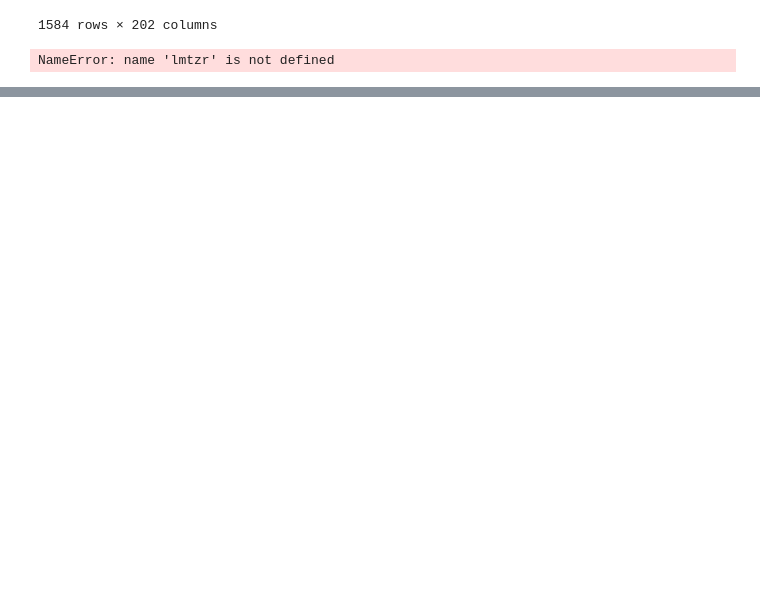
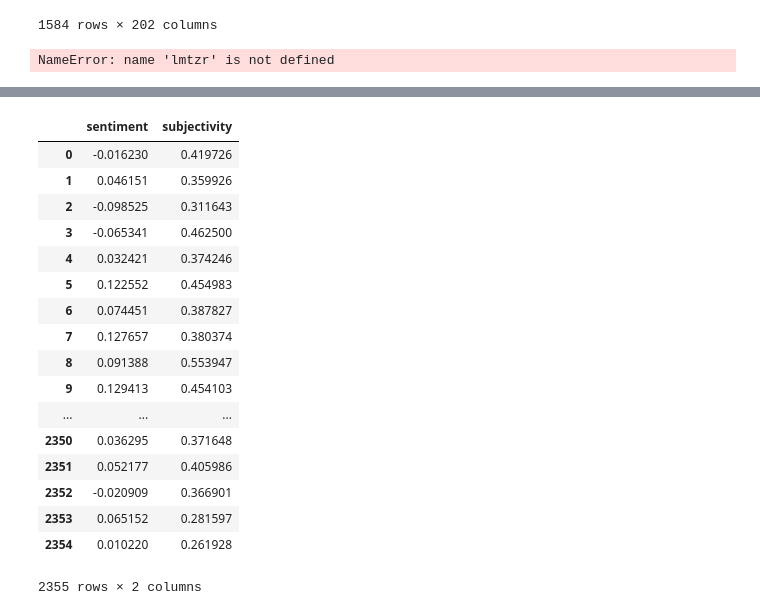
Before and after one commit to mackdelany/NLP-stock-price-prediction, a Jupyter notebook: notebooks/News Processing.ipynb, the cells around one changed output, grey strips where cells are left out. Cells and saved outputs as stored; diff of their text form; code cells hidden in the pictures; blank space fills up the shorter version.

```diff
--- a/notebooks/News Processing.ipynb
+++ b/notebooks/News Processing.ipynb
@@ -127,0 +179,21 @@ news
+# %%
+news[['sentiment','subjectivity']]
+# %% [output]
+|  | sentiment | subjectivity |
+| 0 | -0.016230 | 0.419726 |
+| 1 | 0.046151 | 0.359926 |
+| 2 | -0.098525 | 0.311643 |
+| 3 | -0.065341 | 0.462500 |
+| 4 | 0.032421 | 0.374246 |
+| 5 | 0.122552 | 0.454983 |
+| 6 | 0.074451 | 0.387827 |
+| 7 | 0.127657 | 0.380374 |
+| 8 | 0.091388 | 0.553947 |
+| 9 | 0.129413 | 0.454103 |
+| ... | ... | ... |
+| 2350 | 0.036295 | 0.371648 |
+| 2351 | 0.052177 | 0.405986 |
+| 2352 | -0.020909 | 0.366901 |
+| 2353 | 0.065152 | 0.281597 |
+| 2354 | 0.010220 | 0.261928 |
+2355 rows × 2 columns
```
Also changed, not shown: parts of 4 cells of this notebook, 2 other files.
